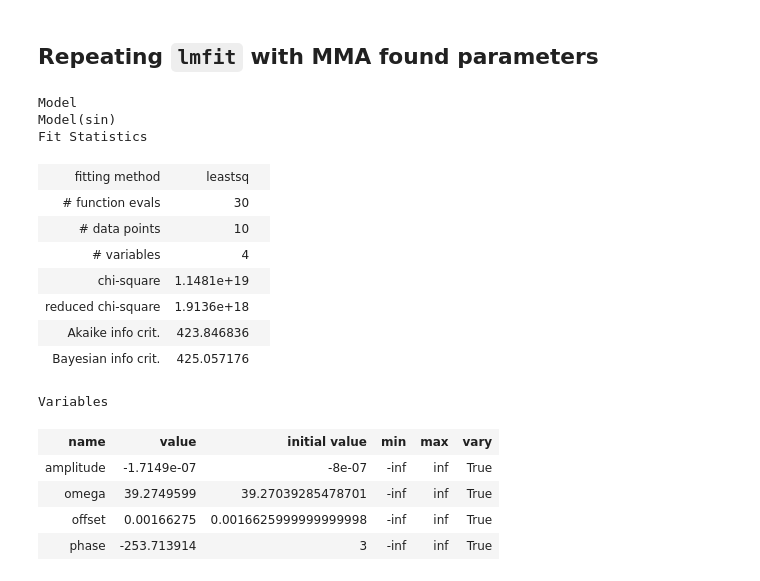
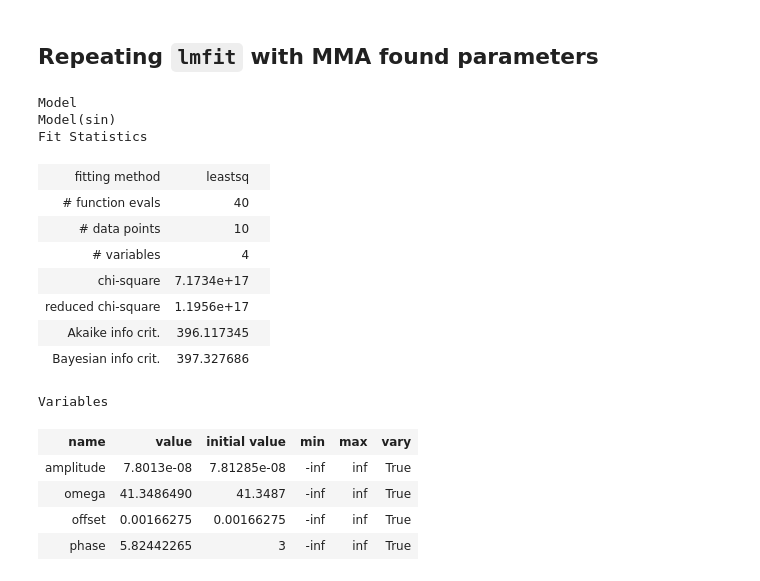
Before and after one commit to Yousousen/pulsar_analysis, a Jupyter notebook: src/script/pulsar2.ipynb, the cells around one changed output. Drawn from its saved outputs; the diff is of its cells as text; code cells hidden in the pictures.

```diff
--- a/src/script/pulsar2.ipynb
+++ b/src/script/pulsar2.ipynb
@@ -658,39 +658,39 @@ plt.ticklabel_format(style = 'plain')
 # %%
 sin = lambda x, amplitude, omega, offset, phase: amplitude * np.sin(omega* x + phase) + offset # x needs to be given first.
 model_curve = models.Model(sin, name='sin')
 
 #params = Parameters()
 #params.add('offset', value=.00166275, vary=True)
 #params.add('amplitude', value=7.81285*10 ** -8, vary=True)
 #params.add('omega', value=41.3487, vary=True)
 #params.add('phase', value=-117036, vary=True)
 #fit = model_curve.fit(y, params, x=x, weights=1/errors2)
 
-#offset =  0.00166275
-#amplitude = 7.81285*10 ** -8
-#omega = 41.3487
-#phase = -117036
+offset =  0.00166275
+amplitude = 7.81285*10 ** -8
+omega = 41.3487
+phase = -117036
 
 fit = model_curve.fit(data=y, x=x, amplitude=amplitude, omega=omega, offset=offset, phase=3, weights=1/errors2)
 fit
 # %% [output]
 Model
 Model(sin)
 Fit Statistics
 | fitting method | leastsq |  |
-| # function evals | 30 |  |
+| # function evals | 40 |  |
 | # data points | 10 |  |
 | # variables | 4 |  |
-| chi-square | 1.1481e+19 |  |
-| reduced chi-square | 1.9136e+18 |  |
-| Akaike info crit. | 423.846836 |  |
-| Bayesian info crit. | 425.057176 |  |
+| chi-square | 7.1734e+17 |  |
+| reduced chi-square | 1.1956e+17 |  |
+| Akaike info crit. | 396.117345 |  |
+| Bayesian info crit. | 397.327686 |  |
 Variables
 | name | value | initial value | min | max | vary |
-| amplitude | -1.7149e-07 | -8e-07 | -inf | inf | True |
-| omega | 39.2749599 | 39.27039285478701 | -inf | inf | True |
-| offset | 0.00166275 | 0.0016625999999999998 | -inf | inf | True |
-| phase | -253.713914 | 3 | -inf | inf | True |
+| amplitude | 7.8013e-08 | 7.81285e-08 | -inf | inf | True |
+| omega | 41.3486490 | 41.3487 | -inf | inf | True |
+| offset | 0.00166275 | 0.00166275 | -inf | inf | True |
+| phase | 5.82442265 | 3 | -inf | inf | True |
 # %%
 fit.plot(xlabel="modified julian date (days)", ylabel="period (s)")
 # %% [output]
```
Also changed, not shown: parts of 1 cell of this notebook, 1 other file.
